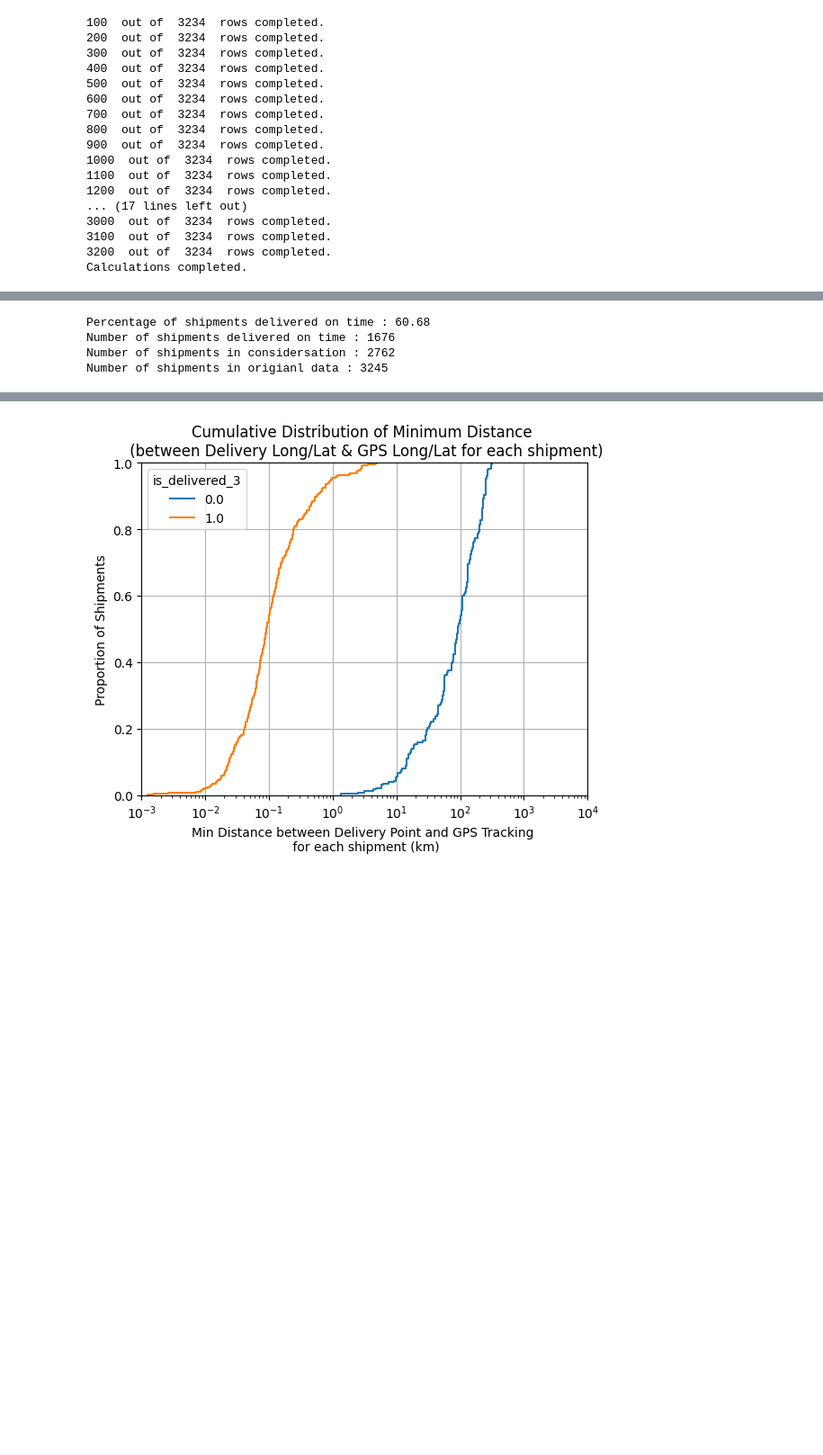
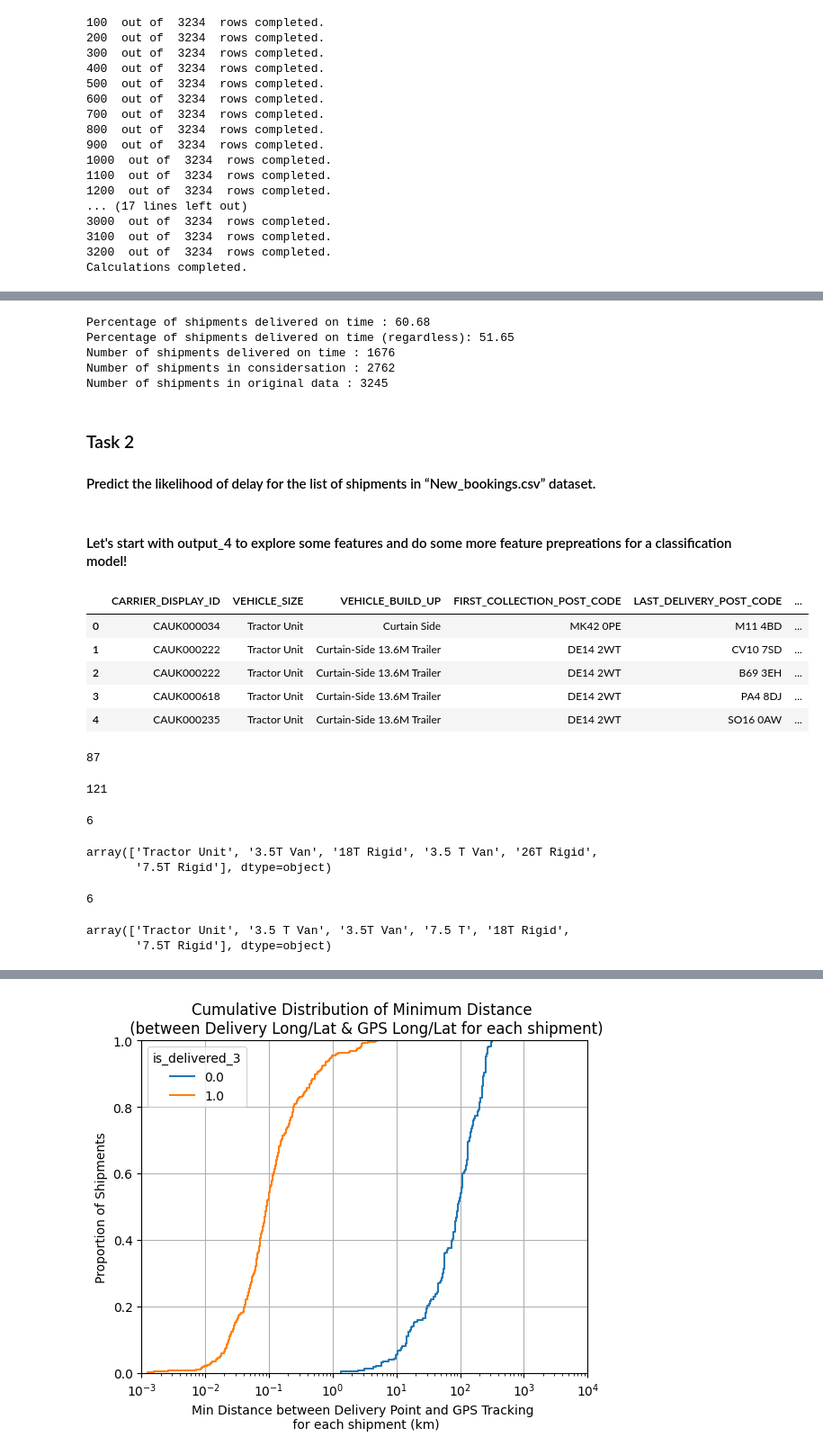
Before and after one commit to abhigued/digihaul_assessment, a Jupyter notebook: OneDrive_1_26-09-2024/Assessment.ipynb, the cells around one changed output, grey strips where cells are left out. Shown at 90% size. Drawn from its saved outputs; the diff is of its cells as text; code cells hidden in the pictures; blank space fills up the shorter version.

```diff
--- a/OneDrive_1_26-09-2024/Assessment.ipynb
+++ b/OneDrive_1_26-09-2024/Assessment.ipynb
@@ -350,18 +371,62 @@ get_cumulative_histogram(output_14, X='distance', HUE = 'Model_Target')
 # %%
-print('Percentage of shipments delivered on time :', np.round(100*len(output_14[output_14.Model_Target == 1])/len(output_14),2))
+print('Percentage of shipments delivered on time :', np.round(100*len(output_4[output_4.Model_Target == 0])/len(output_4),2))
 
-print('Number of shipments delivered on time :', len(output_14[output_14.Model_Target == 1]))
+print('Percentage of shipments delivered on time (regardless):', np.round(100*len(output_4[output_4.Model_Target == 0])/len(df_sb),2))
+
+print('Number of shipments delivered on time :', len(output_4[output_4.Model_Target == 0]))
 
 ### base line for this includes order delivered (on time or late) as well as order not delivered
-print('Number of shipments in considersation :', len(output_14))
+print('Number of shipments in considersation :', len(output_4))
 
 ### Shipment not considered for in reporting as well as for model training:
 ### For which I could not establish if the shipment was delivered or not, using the loaction data from postcode API
 
-print('Number of shipments in origianl data :', len(df_sb))
+print('Number of shipments in original data :', len(df_sb))
 ### Approximately <15% excluded from reporting and model training.
 # %% [output]
 Percentage of shipments delivered on time : 60.68
+Percentage of shipments delivered on time (regardless): 51.65
 Number of shipments delivered on time : 1676
 Number of shipments in considersation : 2762
-Number of shipments in origianl data : 3245
+Number of shipments in original data : 3245
+# %% [markdown]
+### Task 2
+
+#### Predict the likelihood of delay for the list of shipments in “New_bookings.csv” dataset.
+# %% [markdown]
+#### Let's start with output_4 to explore some features and do some more feature prepreations for a classification model!
+# %%
+df_model = output_4.drop(['PROJECT_ID', 'SHIPMENT_NUMBER', 'FIRST_COLLECTION_SCHEDULE_LATEST_lcl', 'LAST_DELIVERY_SCHEDULE_EARLIEST_lcl', 'LAST_DELIVERY_SCHEDULE_LATEST_lcl_plus30', 'distance', 'LAT', 'LON', 'RECORD_TIMESTAMP_lcl', 'on_time', 'is_delivered', 'is_delivered_2', 'is_delivered_3'], axis=1)
+
+df_model.head()
+# %% [output]
+|  | CARRIER_DISPLAY_ID | VEHICLE_SIZE | VEHICLE_BUILD_UP | FIRST_COLLECTION_POST_CODE | LAST_DELIVERY_POST_CODE | ... |
+| 0 | CAUK000034 | Tractor Unit | Curtain Side | MK42 0PE | M11 4BD | ... |
+| 1 | CAUK000222 | Tractor Unit | Curtain-Side 13.6M Trailer | DE14 2WT | CV10 7SD | ... |
+| 2 | CAUK000222 | Tractor Unit | Curtain-Side 13.6M Trailer | DE14 2WT | B69 3EH | ... |
+| 3 | CAUK000618 | Tractor Unit | Curtain-Side 13.6M Trailer | DE14 2WT | PA4 8DJ | ... |
+| 4 | CAUK000235 | Tractor Unit | Curtain-Side 13.6M Trailer | DE14 2WT | SO16 0AW | ... |
+# %%
+len(df_model.CARRIER_DISPLAY_ID.unique())
+# %% [output]
+87
+# %%
+len(df_nb.CARRIER_ID.unique())
+# %% [output]
+121
+# %%
+print(len(df_model.VEHICLE_SIZE.unique()))
+
+df_model.VEHICLE_SIZE.unique()
+# %% [output]
+6
+array(['Tractor Unit', '3.5T Van', '18T Rigid', '3.5 T Van', '26T Rigid',
+       '7.5T Rigid'], dtype=object)
+# %%
+print(len(df_nb.VEHICLE_SIZE.unique()))
+
+df_nb.VEHICLE_SIZE.unique()
+# %% [output]
+6
+array(['Tractor Unit', '3.5 T Van', '3.5T Van', '7.5 T', '18T Rigid',
+       '7.5T Rigid'], dtype=object)
```
Also changed, not shown: parts of 16 cells of this notebook, 1 other file.
